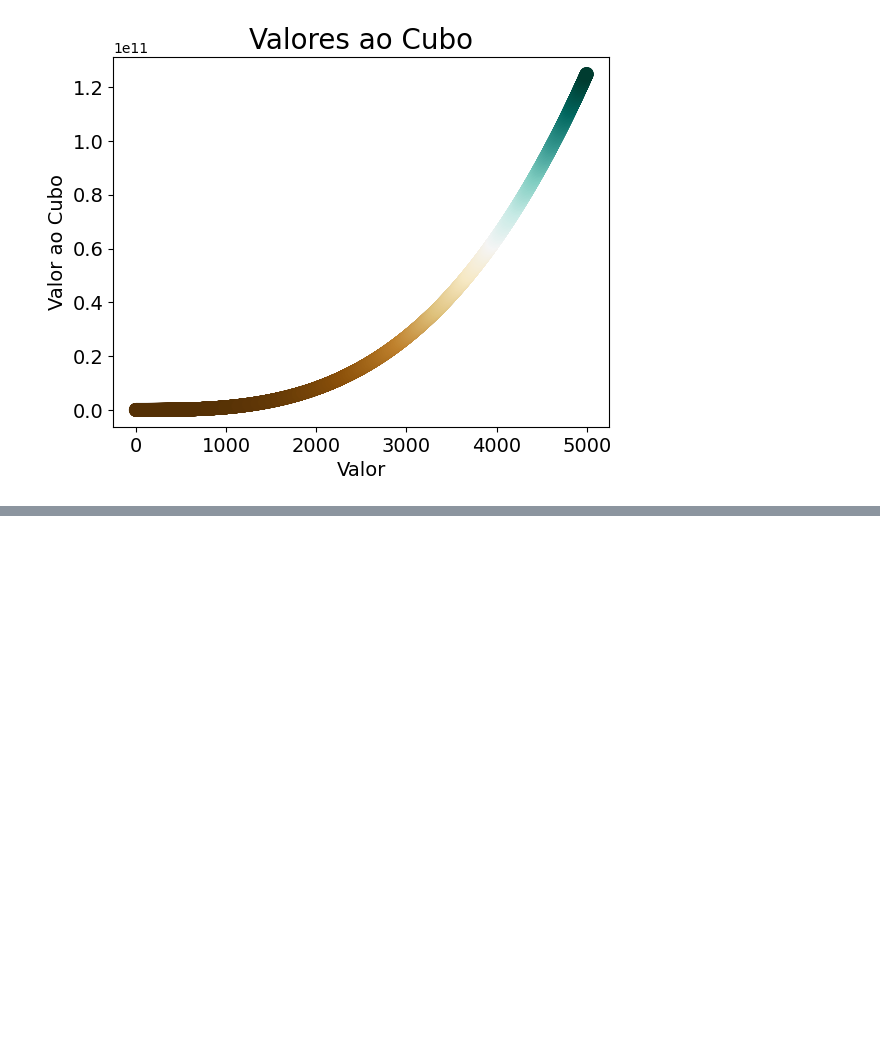
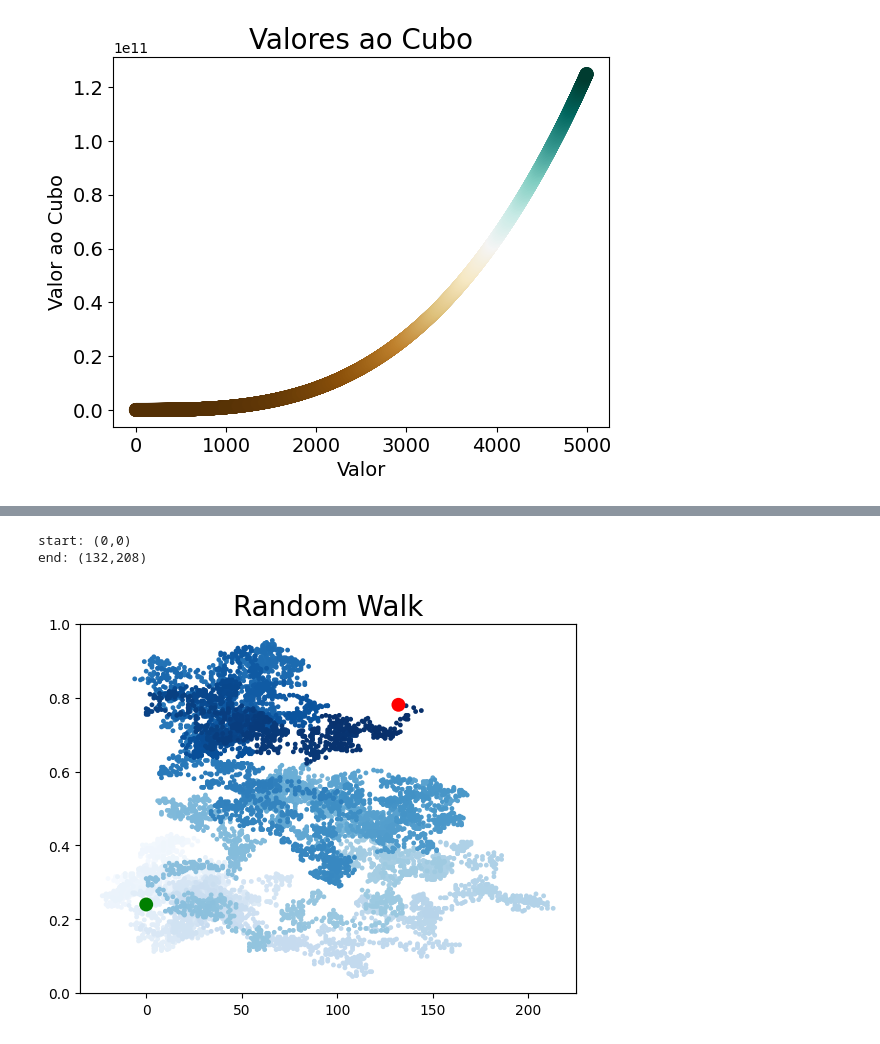
Before and after one commit to joaovictorcardosocrisostomo/exercises-python-crash-course, a Jupyter notebook: projects/Analise_de_dados/Projeto2-ANÁLISE-DE-DADOS.ipynb, the cells around one changed output, grey strips where cells are left out. Drawn from its saved outputs; the diff is of its cells as text; code cells hidden in the pictures; blank space fills up the shorter version.

```diff
--- a/projects/Analise_de_dados/Projeto2-ANÁLISE-DE-DADOS.ipynb
+++ b/projects/Analise_de_dados/Projeto2-ANÁLISE-DE-DADOS.ipynb
@@ -190,0 +191,49 @@ while True:
+# %%
+from random import choice
+import matplotlib.pyplot as plt
+
+class RandomWalkTwo():
+    def __init__(self, points=5000):
+        self.points = points
+        self.xValues = [0]
+        self.yValues = [0]
+
+    def fillingWalk(self):
+        while len(self.xValues) < self.points:
+            xDirection = choice([1, -1])
+            xDistance = choice([0, 1, 2, 3, 4])
+            xStep = xDistance * xDirection
+
+            yDirection = choice([1, -1])
+            yDistance = choice([0, 1, 2, 3, 4])
+            yStep = yDistance * yDirection
+
+            if xStep == 0 and yStep == 0:
+                continue
+
+            xMove = self.xValues[-1] + xStep
+            yMove = self.yValues[-1] + yStep
+
+            self.xValues.append(xMove)
+            self.yValues.append(yMove)
+
+while True:
+    rwt = RandomWalkTwo(10000)
+    rwt.fillingWalk()
+    pointNumbers = list(range(rwt.points))
+    plt.axes().get_xaxis().set_visible(False)
+    plt.axes().get_yaxis().set_visible(False)
+    plt.scatter(rwt.xValues, rwt.yValues, c=pointNumbers, cmap=plt.cm.Blues, edgecolors='none', s=12)
+    plt.scatter(rwt.xValues[0], rwt.yValues[0], c='green', edgecolors='none', s=100)
+    plt.scatter(rwt.xValues[-1], rwt.yValues[-1], c='red', edgecolors='none', s=100)
+    plt.title("Random Walk", fontsize=20)
+    print(f"start: ({rwt.xValues[0]},{rwt.yValues[0]})\nend: ({rwt.xValues[-1]},{rwt.yValues[-1]})")
+    plt.show()
+
+    keep_running = input("Make another walk? (y/n): ")
+    if keep_running == 'n':
+        break
+# %% [output]
+start: (0,0)
+end: (132,208)
+[figure, added]
```
Also changed, not shown: parts of 1 cell of this notebook.
